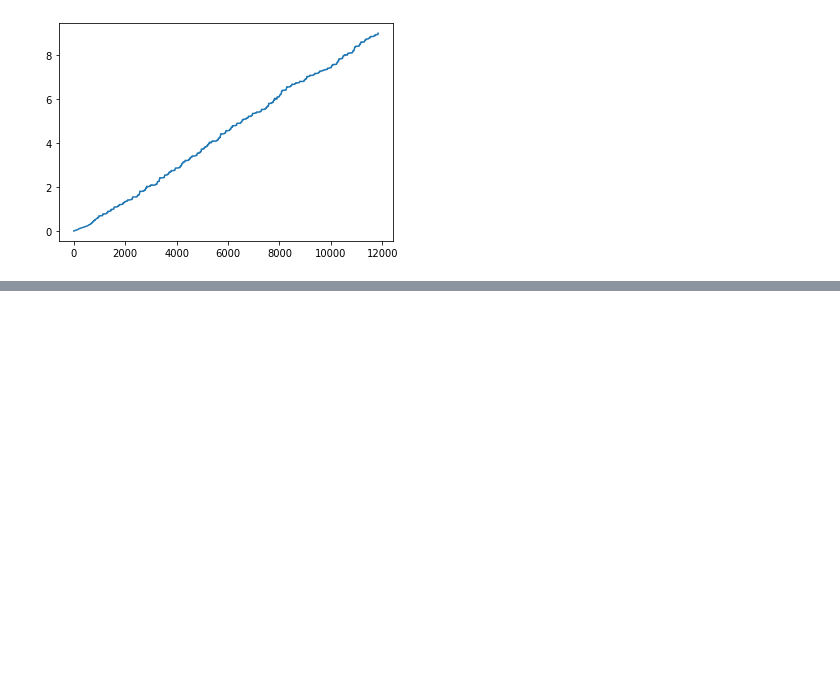
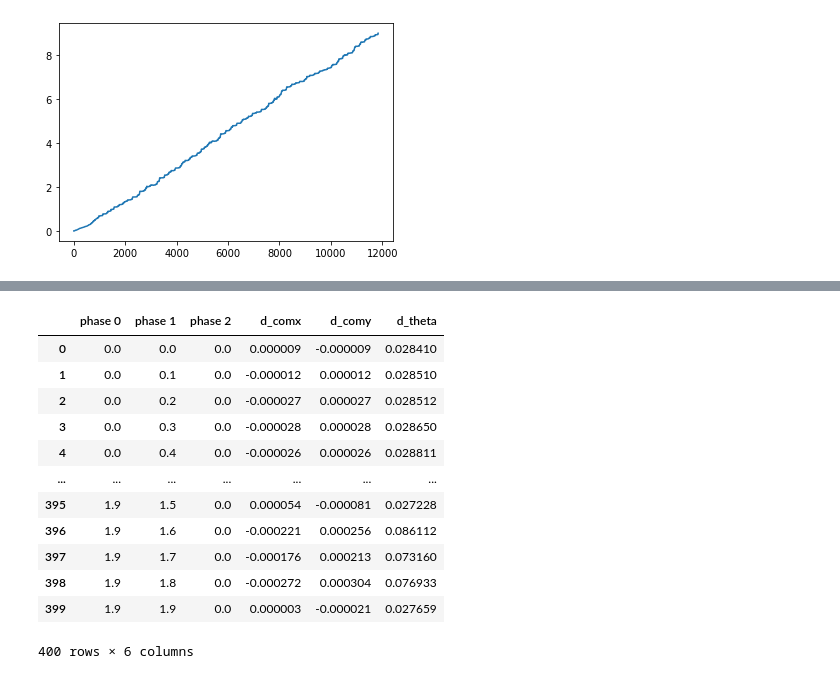
Before and after one commit to mannusschomaker/HeterogeneousGridBots, a Jupyter notebook: cpp/libsoda-cxx/debug.ipynb, the cells around one changed output, grey strips where cells are left out. Saved outputs shown, nothing was run; the diff lists cells and outputs as text; code cells hidden in the pictures; blank space fills up the shorter version.

```diff
--- a/cpp/libsoda-cxx/debug.ipynb
+++ b/cpp/libsoda-cxx/debug.ipynb
@@ -147,0 +159,16 @@ plt.scatter(arr[:,0],arr[:,2])
+# %%
+df
+# %% [output]
+|  | phase 0 | phase 1 | phase 2 | d_comx | d_comy | d_theta |
+| 0 | 0.0 | 0.0 | 0.0 | 0.000009 | -0.000009 | 0.028410 |
+| 1 | 0.0 | 0.1 | 0.0 | -0.000012 | 0.000012 | 0.028510 |
+| 2 | 0.0 | 0.2 | 0.0 | -0.000027 | 0.000027 | 0.028512 |
+| 3 | 0.0 | 0.3 | 0.0 | -0.000028 | 0.000028 | 0.028650 |
+| 4 | 0.0 | 0.4 | 0.0 | -0.000026 | 0.000026 | 0.028811 |
+| ... | ... | ... | ... | ... | ... | ... |
+| 395 | 1.9 | 1.5 | 0.0 | 0.000054 | -0.000081 | 0.027228 |
+| 396 | 1.9 | 1.6 | 0.0 | -0.000221 | 0.000256 | 0.086112 |
+| 397 | 1.9 | 1.7 | 0.0 | -0.000176 | 0.000213 | 0.073160 |
+| 398 | 1.9 | 1.8 | 0.0 | -0.000272 | 0.000304 | 0.076933 |
+| 399 | 1.9 | 1.9 | 0.0 | 0.000003 | -0.000021 | 0.027659 |
+400 rows × 6 columns
```
Also changed, not shown: parts of 9 cells of this notebook, 4 other files.
